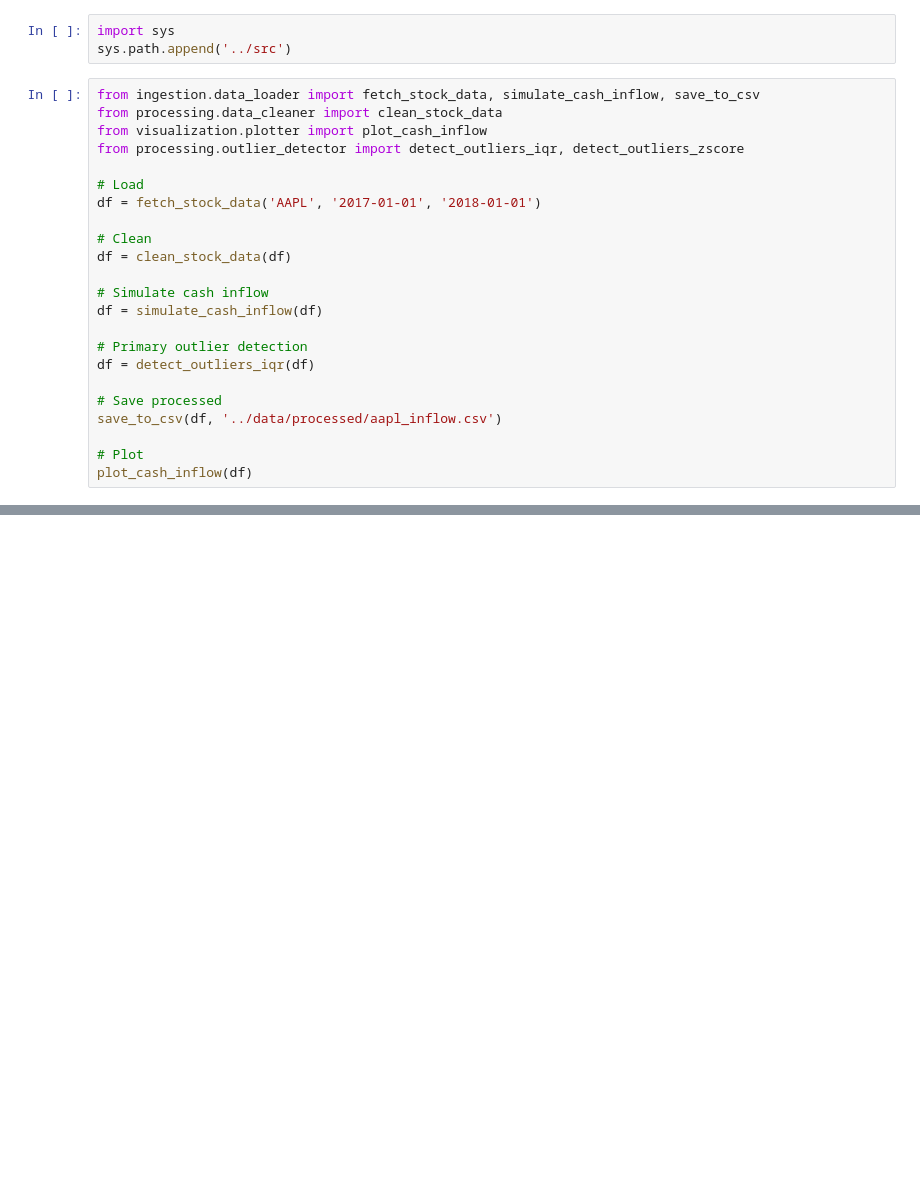
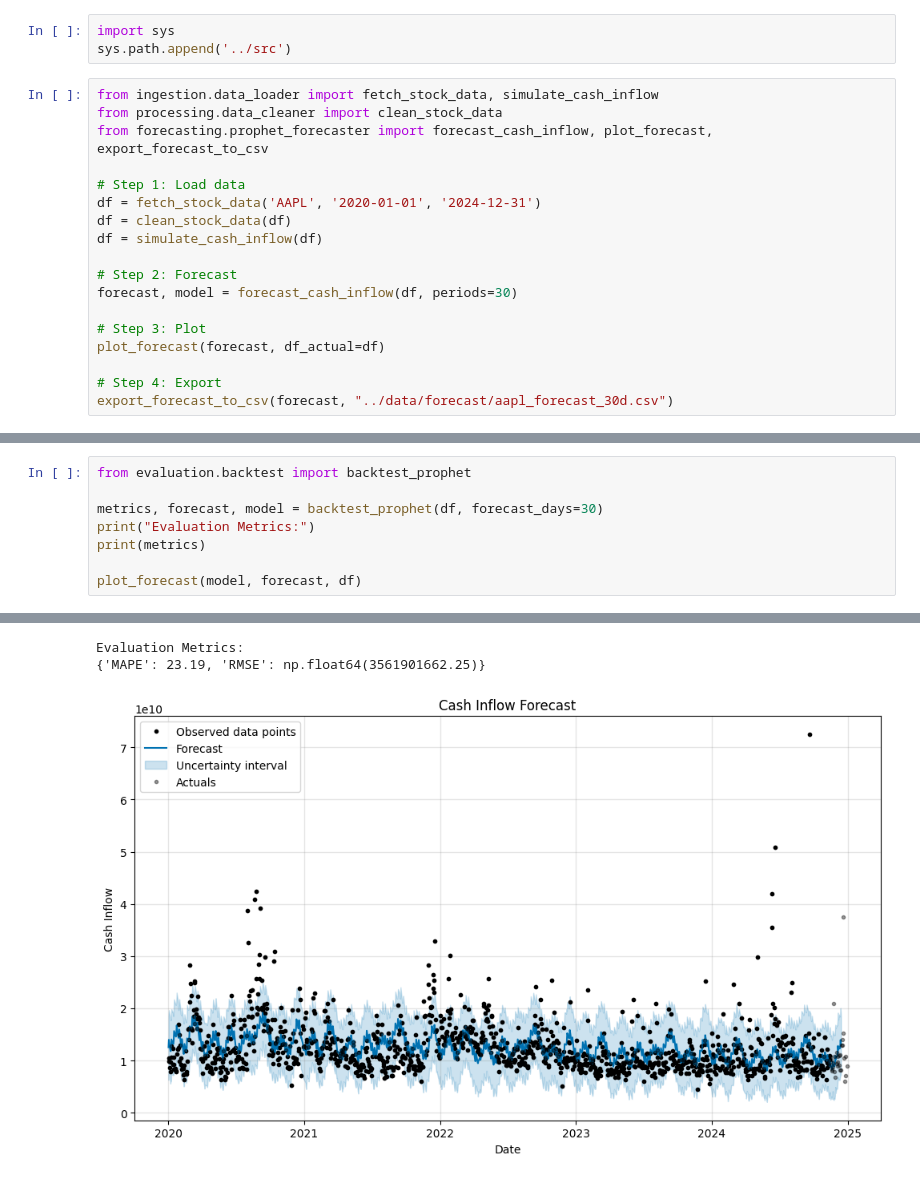
Before and after one commit to SwarnabhR/ar-cashflow-forecasting, a Jupyter notebook: notebooks/test.ipynb, the cells around one changed output, grey strips where cells are left out. Cells and saved outputs as stored; diff of their text form; blank space fills up the shorter version.

Commit message:
Added evaluation metrics and changed visualization plot

```diff
--- a/notebooks/test.ipynb
+++ b/notebooks/test.ipynb
@@ -2,26 +2,21 @@
 import sys
 sys.path.append('../src')
 # %%
-from ingestion.data_loader import fetch_stock_data, simulate_cash_inflow, save_to_csv
+from ingestion.data_loader import fetch_stock_data, simulate_cash_inflow
 from processing.data_cleaner import clean_stock_data
-from visualization.plotter import plot_cash_inflow
-from processing.outlier_detector import detect_outliers_iqr, detect_outliers_zscore
+from forecasting.prophet_forecaster import forecast_cash_inflow, plot_forecast, export_forecast_to_csv
 
-# Load
-df = fetch_stock_data('AAPL', '2017-01-01', '2018-01-01')
-
-# Clean
+# Step 1: Load data
+df = fetch_stock_data('AAPL', '2020-01-01', '2024-12-31')
 df = clean_stock_data(df)
-
-# Simulate cash inflow
 df = simulate_cash_inflow(df)
 
-# Primary outlier detection
-df = detect_outliers_iqr(df)
+# Step 2: Forecast
+forecast, model = forecast_cash_inflow(df, periods=30)
 
-# Save processed
-save_to_csv(df, '../data/processed/aapl_inflow.csv')
+# Step 3: Plot
+plot_forecast(forecast, df_actual=df)
 
-# Plot
-plot_cash_inflow(df)
+# Step 4: Export
+export_forecast_to_csv(forecast, "../data/forecast/aapl_forecast_30d.csv")
 # %% [output]
@@ -34,0 +32,9 @@ plot_cash_inflow(df)
+# %%
+from evaluation.backtest import backtest_prophet
+
+metrics, forecast, model = backtest_prophet(df, forecast_days=30)
+print("Evaluation Metrics:")
+print(metrics)
+
+plot_forecast(model, forecast, df)
+# %% [output]
@@ -34,0 +43,3 @@ plot_cash_inflow(df)
+Evaluation Metrics:
+{'MAPE': 23.19, 'RMSE': np.float64(3561901662.25)}
+[figure, added]
```
Also changed, not shown: parts of 2 cells of this notebook, 4 other files.
